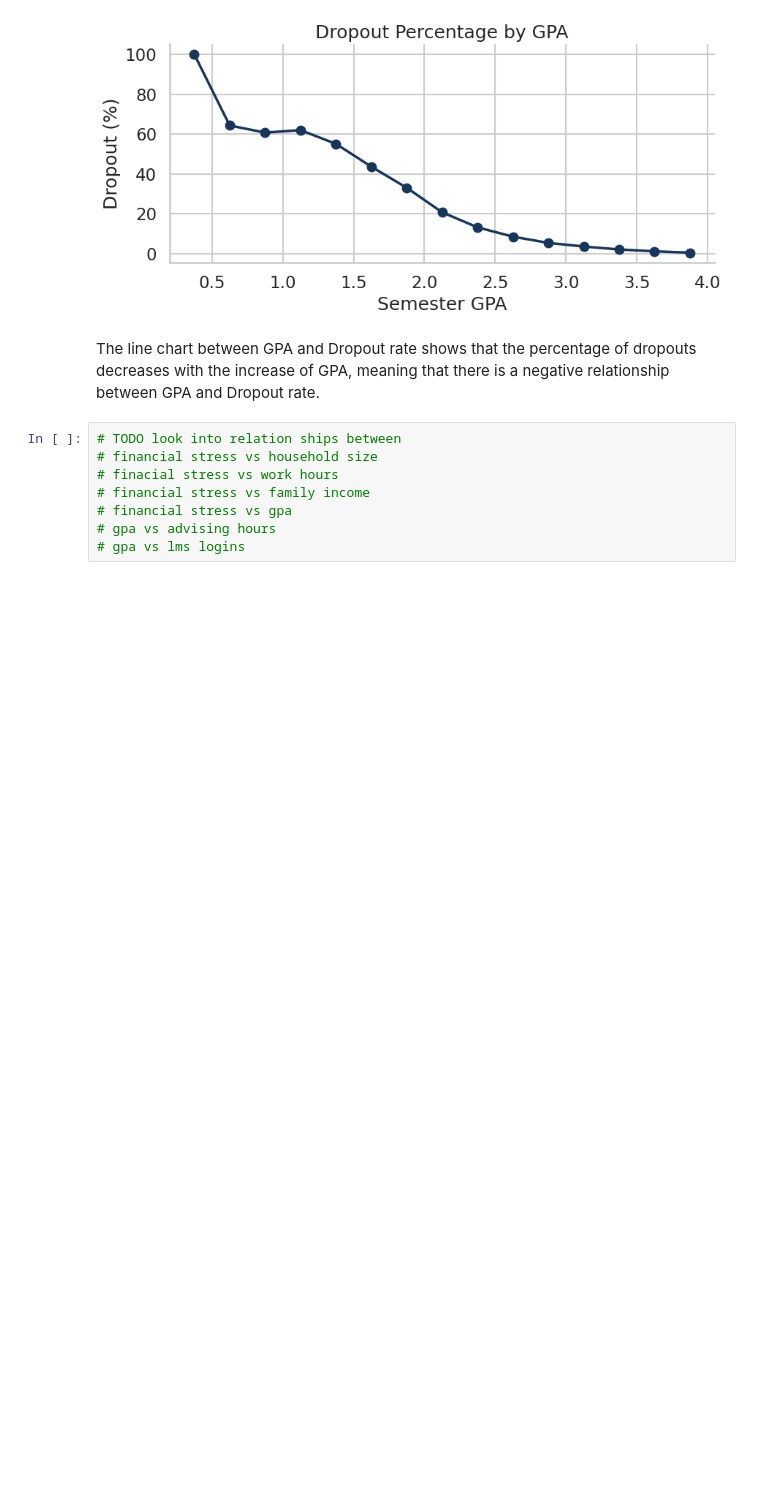
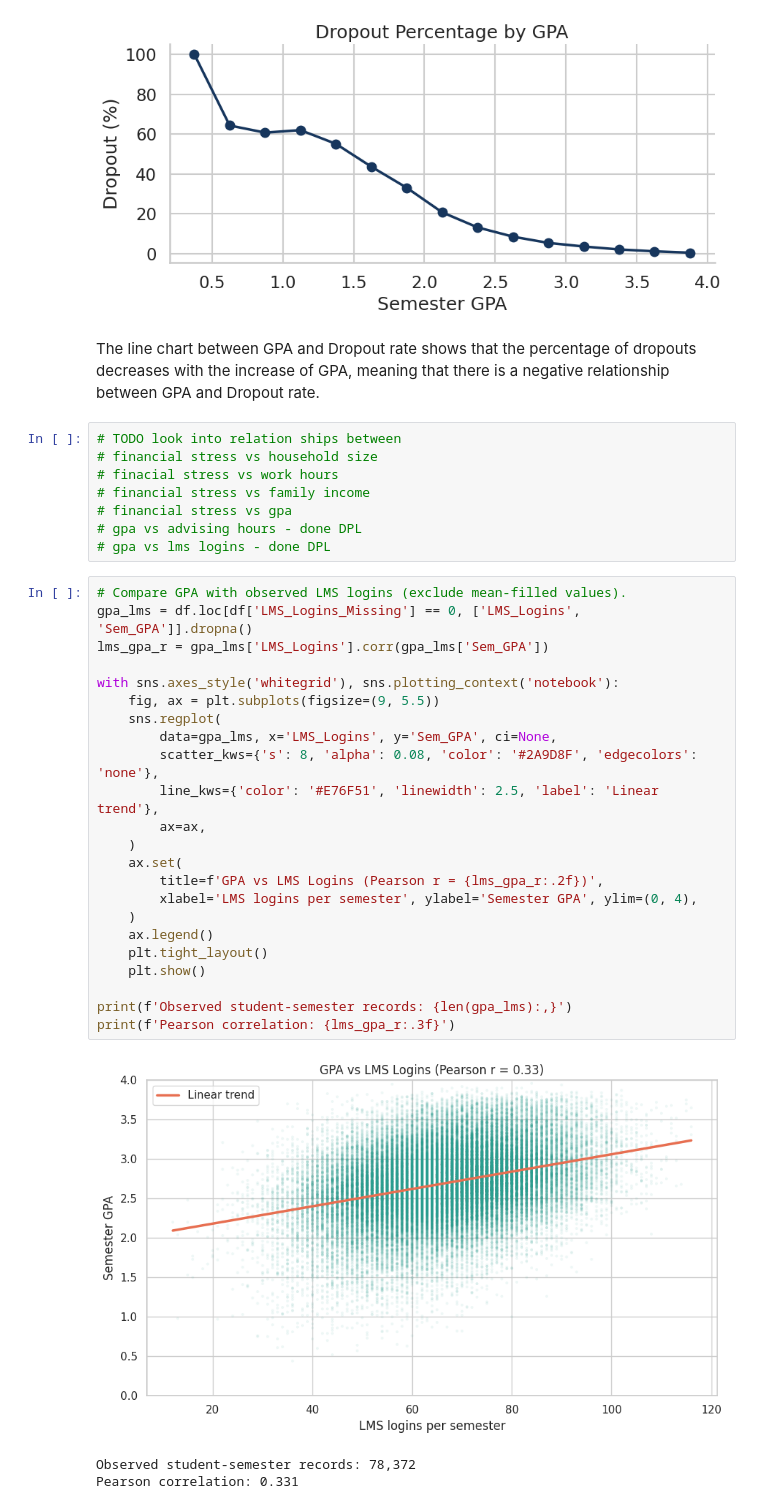
Before and after one commit to mihaighise/student_retention_analysis, a Jupyter notebook: Student_Retention.ipynb, the cells around one changed output. Drawn from its saved outputs; the diff is of its cells as text; blank space fills up the shorter version.

Commit message:
Small typo fixes. Added graphs and correlations between gpa and llm logins and advising visits

```diff
--- a/Student_Retention.ipynb
+++ b/Student_Retention.ipynb
@@ -537,5 +537,32 @@ The line chart between GPA and Dropout rate shows that the percentage of dropout
 # finacial stress vs work hours
 # financial stress vs family income
 # financial stress vs gpa
-# gpa vs advising hours
-# gpa vs lms logins
+# gpa vs advising hours - done DPL
+# gpa vs lms logins - done DPL
+# %%
+# Compare GPA with observed LMS logins (exclude mean-filled values).
+gpa_lms = df.loc[df['LMS_Logins_Missing'] == 0, ['LMS_Logins', 'Sem_GPA']].dropna()
+lms_gpa_r = gpa_lms['LMS_Logins'].corr(gpa_lms['Sem_GPA'])
+
+with sns.axes_style('whitegrid'), sns.plotting_context('notebook'):
+    fig, ax = plt.subplots(figsize=(9, 5.5))
+    sns.regplot(
+        data=gpa_lms, x='LMS_Logins', y='Sem_GPA', ci=None,
+        scatter_kws={'s': 8, 'alpha': 0.08, 'color': '#2A9D8F', 'edgecolors': 'none'},
+        line_kws={'color': '#E76F51', 'linewidth': 2.5, 'label': 'Linear trend'},
+        ax=ax,
+    )
+    ax.set(
+        title=f'GPA vs LMS Logins (Pearson r = {lms_gpa_r:.2f})',
+        xlabel='LMS logins per semester', ylabel='Semester GPA', ylim=(0, 4),
+    )
+    ax.legend()
+    plt.tight_layout()
+    plt.show()
+
+print(f'Observed student-semester records: {len(gpa_lms):,}')
+print(f'Pearson correlation: {lms_gpa_r:.3f}')
+# %% [output]
+[figure, added]
+Observed student-semester records: 78,372
+Pearson correlation: 0.331
```
Also changed, not shown: parts of 8 cells of this notebook.
